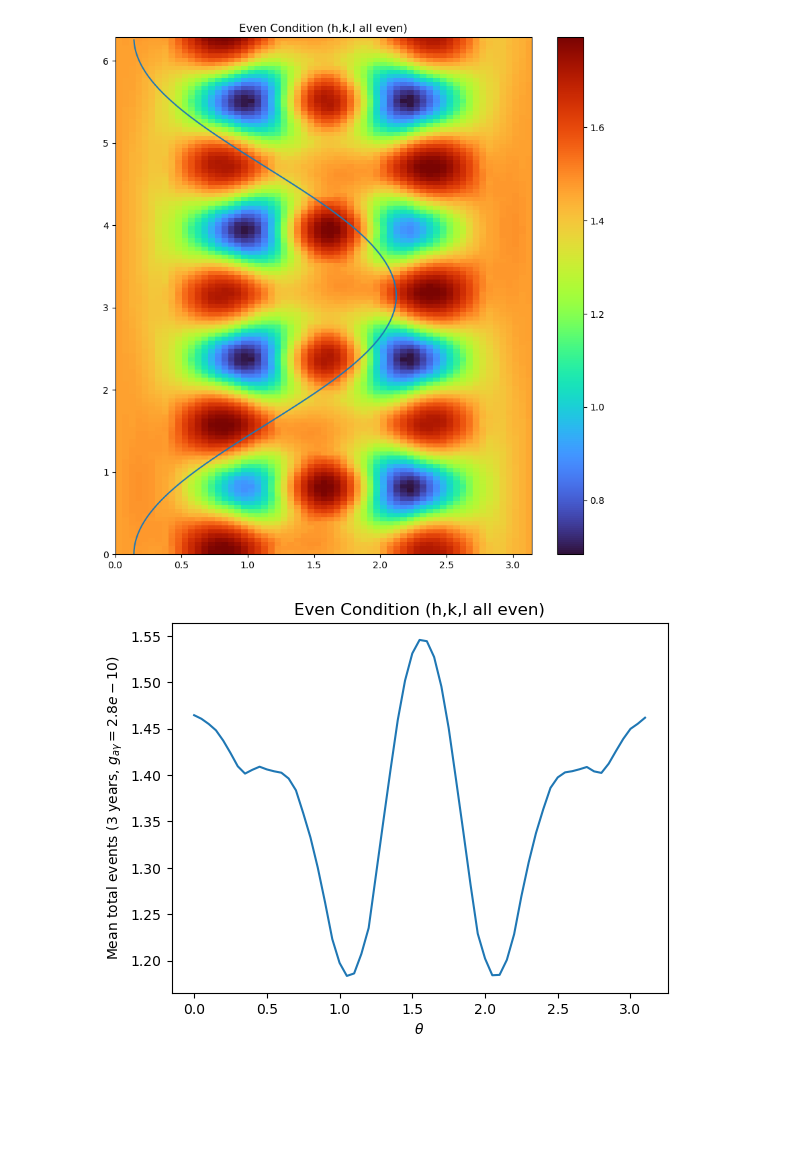
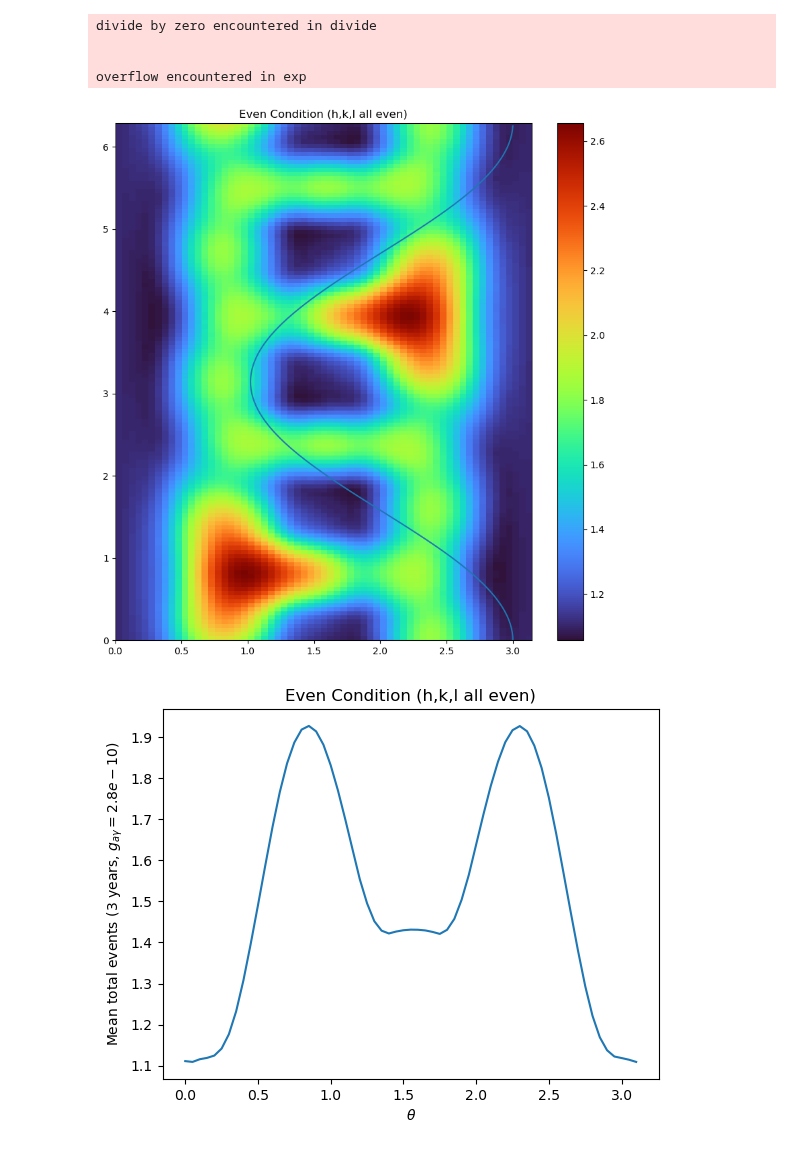
Before and after one commit to Taaseen-Islam-u7121940/Axion-Flux, a Jupyter notebook: Code/solar_flux_clean.ipynb, the cells around one changed output. Drawn from its saved outputs; the diff is of its cells as text; code cells hidden in the pictures; blank space fills up the shorter version.

```diff
--- a/Code/solar_flux_clean.ipynb
+++ b/Code/solar_flux_clean.ipynb
@@ -34,7 +34,7 @@ vol_cell = 67.71 #In AA^3, from Dent paper
 # %%
 def complete_dndt(max_hkl = 5, print_output = False, all_even = False, k=[1,0,0], abs_forgot = True, coupling=2e-10):
     if not all_even:
-        hkl = np.array(make_hkl(max_h = max_hkl,
+        hkl = np.array(make_hkl_s(max_h = max_hkl,
                                 max_k = max_hkl,
                                 max_l = max_hkl))
     else:
@@ -85,16 +85,21 @@ phi_axis =  np.arange(0, 2*np.pi, 0.05)
 theta_axis = np.arange(0,np.pi, 0.05)
 angle_plane = np.array(list(itertools.product(phi_axis, theta_axis)))
 
-def angle_dependence():
+def angle_dependence(g_ag = 2e-10):
     outputs = []
     for angles in angle_plane:
         phi = angles[0]
         theta = angles[1]
         k_vec = [np.sin(theta)*np.cos(phi), np.sin(theta)*np.sin(phi), np.cos(theta)]
-        outputs.append(complete_dndt(k = k_vec, abs_forgot = True, all_even=True, coupling = 2.8e-10))
+        outputs.append(complete_dndt(k = k_vec, abs_forgot = True, all_even=False, coupling = g_ag))
     return np.array(outputs)
 
 rates_on_angle = angle_dependence()
+# %% [output]
+divide by zero encountered in divide
+
+
+overflow encountered in exp
 # %%
 dict = {"phi"  : angle_plane[:,0],
         "theta": angle_plane[:,1],
@@ -111,16 +116,16 @@ fig.show()
 # %%
 rates_square = np.reshape(rates_on_angle, (len(phi_axis), len(theta_axis)))
 # %%
-theta_phi = lambda x: (np.pi/2)-0.99*np.cos(x)-0.44
+theta_phi = lambda x: (np.pi/2)+0.99*np.cos(x)+0.44
 
 fig,ax = plt.subplots(figsize=(10,10))
 image = ax.imshow(rates_square, interpolation='none', extent = (0,np.pi,0,2*np.pi), aspect='auto', origin='lower', cmap='turbo')
 path = ax.plot(theta_phi(phi_axis), phi_axis)
 plt.colorbar(image)
 plt.title("Even Condition (h,k,l all even)")
 plt.show()
 # %% [output]
-[figure, old version]
+[figure, new version]
 # %%
 phi_sum = np.mean(rates_square, axis=0)
 
@@ -130,7 +135,7 @@ plt.ylabel("Mean total events (3 years, $g_{a\\gamma} = 2.8e-10$)")
 plt.title("Even Condition (h,k,l all even)")
 plt.show()
 # %% [output]
-[figure, old version]
+[figure, new version]
 # %%
 def k_from_polar(theta,phi):
     return np.array([np.sin(theta)*np.cos(phi), np.sin(theta)*np.sin(phi), np.cos(theta)])
```
Also changed, not shown: parts of 7 cells of this notebook, 3 other files.
